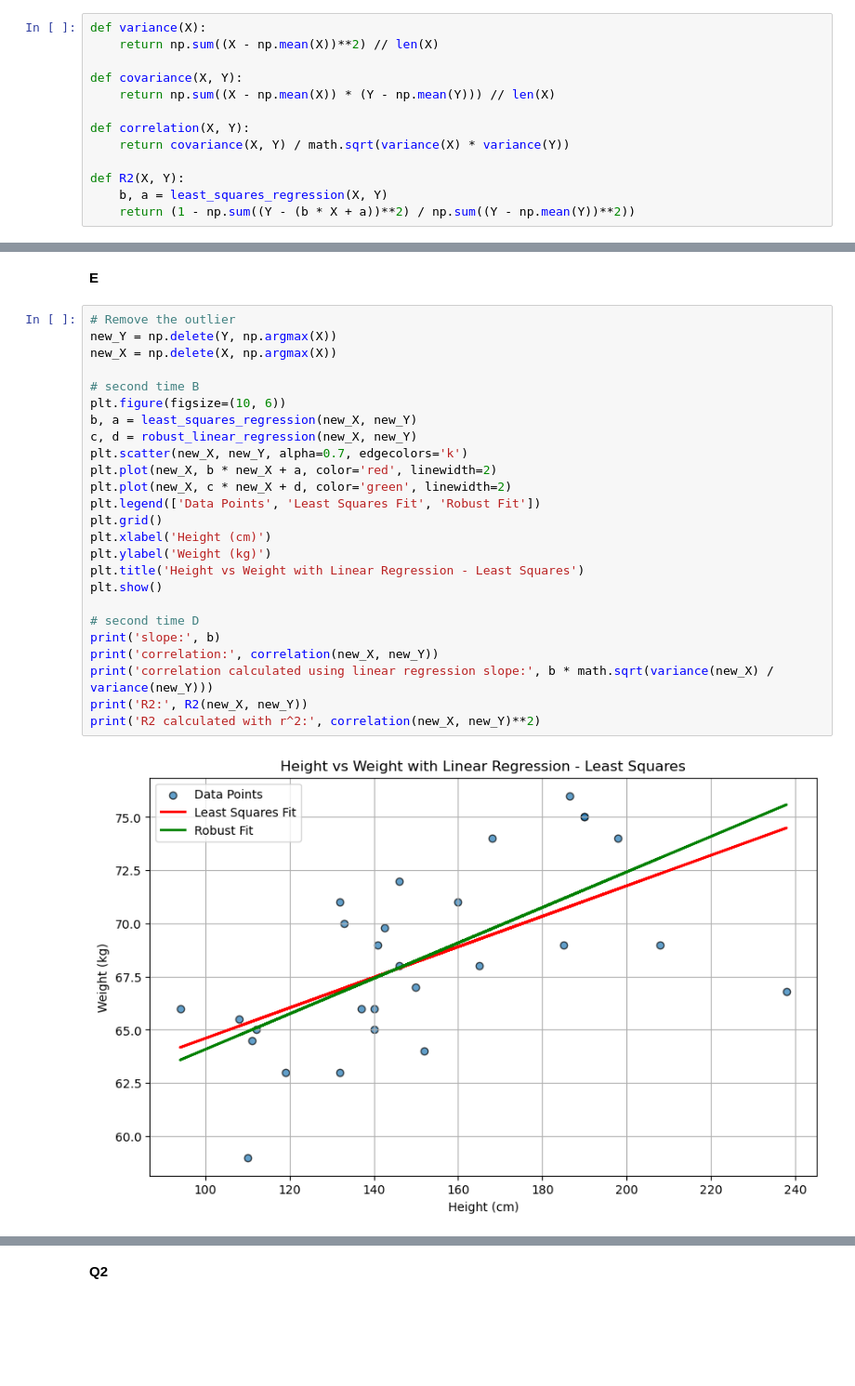
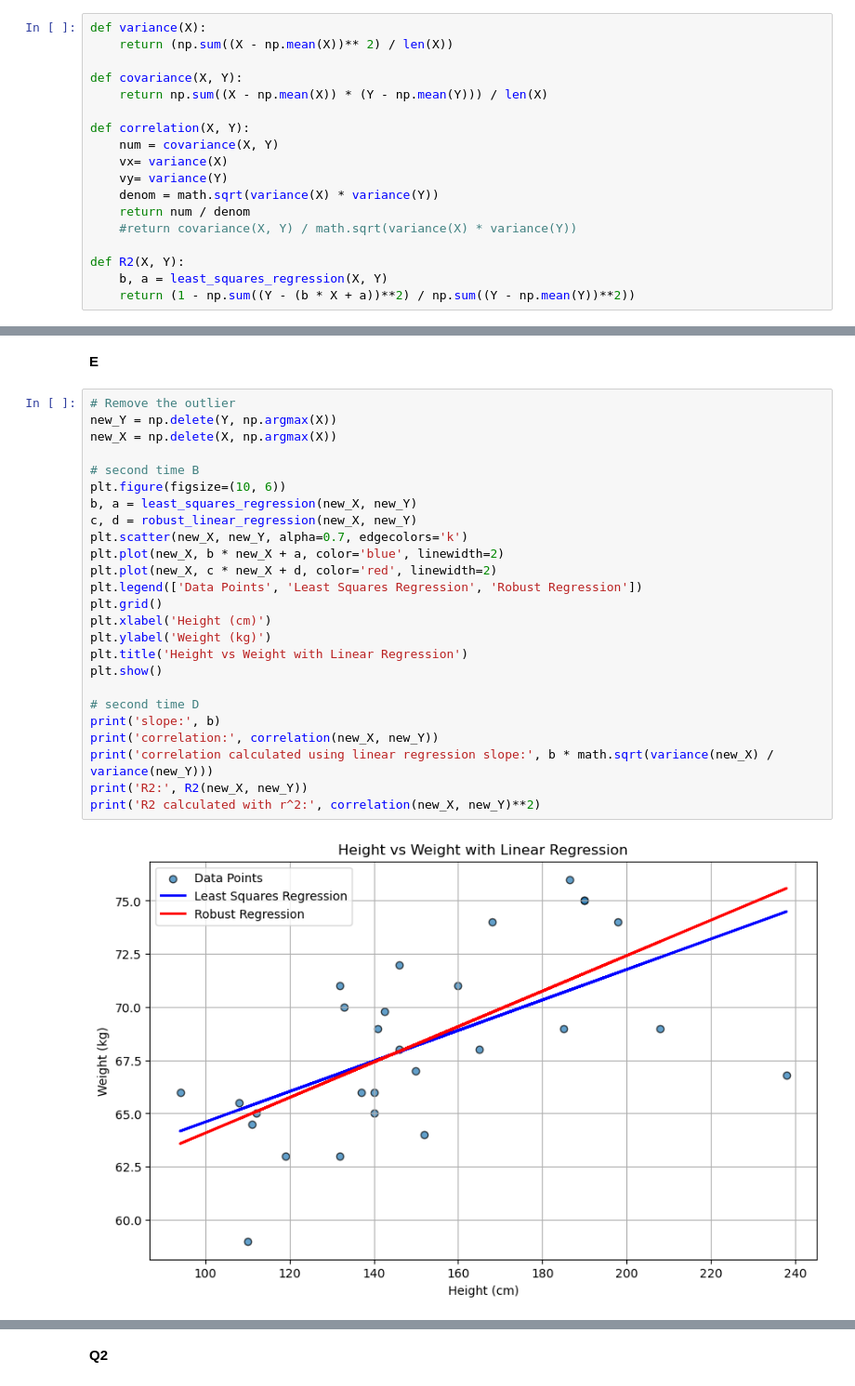
Before and after one commit to DavidRozenblumStudent/statisics_course_data_files, a Jupyter notebook: hw_3.ipynb, the cells around one changed output, grey strips where cells are left out. Shown: that part at 93% size. Saved outputs shown, nothing was run; the diff lists cells and outputs as text; blank space fills up the shorter version.

```diff
--- a/hw_3.ipynb
+++ b/hw_3.ipynb
@@ -68,13 +67,18 @@ plt.show()
 **D**
 # %%
 def variance(X):
-    return np.sum((X - np.mean(X))**2) // len(X)
+    return (np.sum((X - np.mean(X))** 2) / len(X))
 
 def covariance(X, Y):
-    return np.sum((X - np.mean(X)) * (Y - np.mean(Y))) // len(X)
+    return np.sum((X - np.mean(X)) * (Y - np.mean(Y))) / len(X)
 
 def correlation(X, Y):
-    return covariance(X, Y) / math.sqrt(variance(X) * variance(Y))
+    num = covariance(X, Y)
+    vx= variance(X)
+    vy= variance(Y)
+    denom = math.sqrt(variance(X) * variance(Y))
+    return num / denom
+    #return covariance(X, Y) / math.sqrt(variance(X) * variance(Y))
 
 def R2(X, Y):
     b, a = least_squares_regression(X, Y)
@@ -97,28 +101,28 @@ R2 calculated with r^2: 0.012629847356291125
 # %%
 # Remove the outlier
 new_Y = np.delete(Y, np.argmax(X))
 new_X = np.delete(X, np.argmax(X))
 
 # second time B
 plt.figure(figsize=(10, 6))
 b, a = least_squares_regression(new_X, new_Y)
 c, d = robust_linear_regression(new_X, new_Y)
 plt.scatter(new_X, new_Y, alpha=0.7, edgecolors='k')
-plt.plot(new_X, b * new_X + a, color='red', linewidth=2)
-plt.plot(new_X, c * new_X + d, color='green', linewidth=2)
-plt.legend(['Data Points', 'Least Squares Fit', 'Robust Fit'])
+plt.plot(new_X, b * new_X + a, color='blue', linewidth=2)
+plt.plot(new_X, c * new_X + d, color='red', linewidth=2)
+plt.legend(['Data Points', 'Least Squares Regression', 'Robust Regression'])
 plt.grid()
 plt.xlabel('Height (cm)')
 plt.ylabel('Weight (kg)')
-plt.title('Height vs Weight with Linear Regression - Least Squares')
+plt.title('Height vs Weight with Linear Regression')
 plt.show()
 
 # second time D
 print('slope:', b)
 print('correlation:', correlation(new_X, new_Y))
 print('correlation calculated using linear regression slope:', b * math.sqrt(variance(new_X) / variance(new_Y)))
 print('R2:', R2(new_X, new_Y))
 print('R2 calculated with r^2:', correlation(new_X, new_Y)**2)
 # %% [output]
-[figure, old version]
+[figure, new version]
 slope: 0.07165444334473373
```
Also changed, not shown: parts of 24 cells of this notebook, 2 other files.
